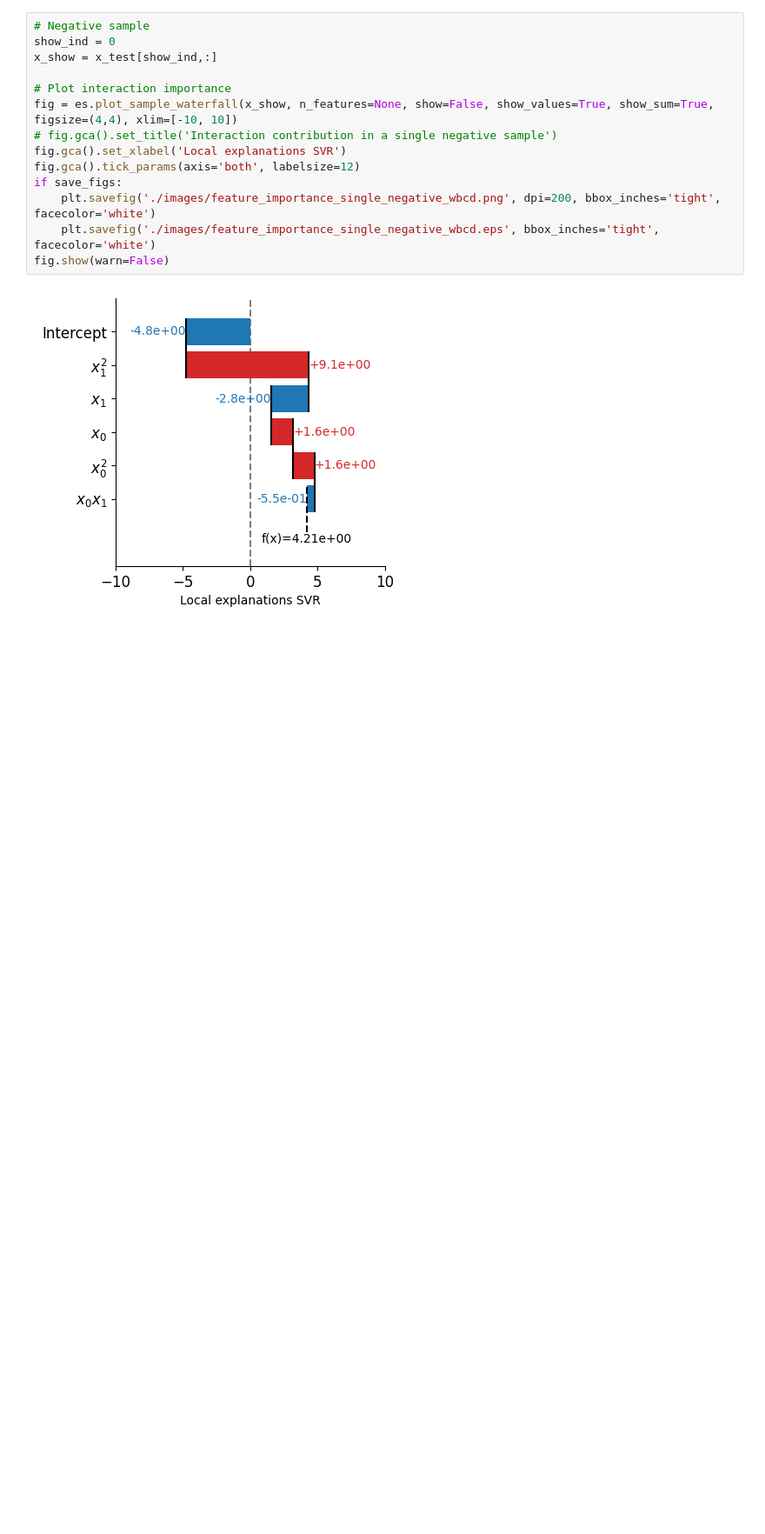
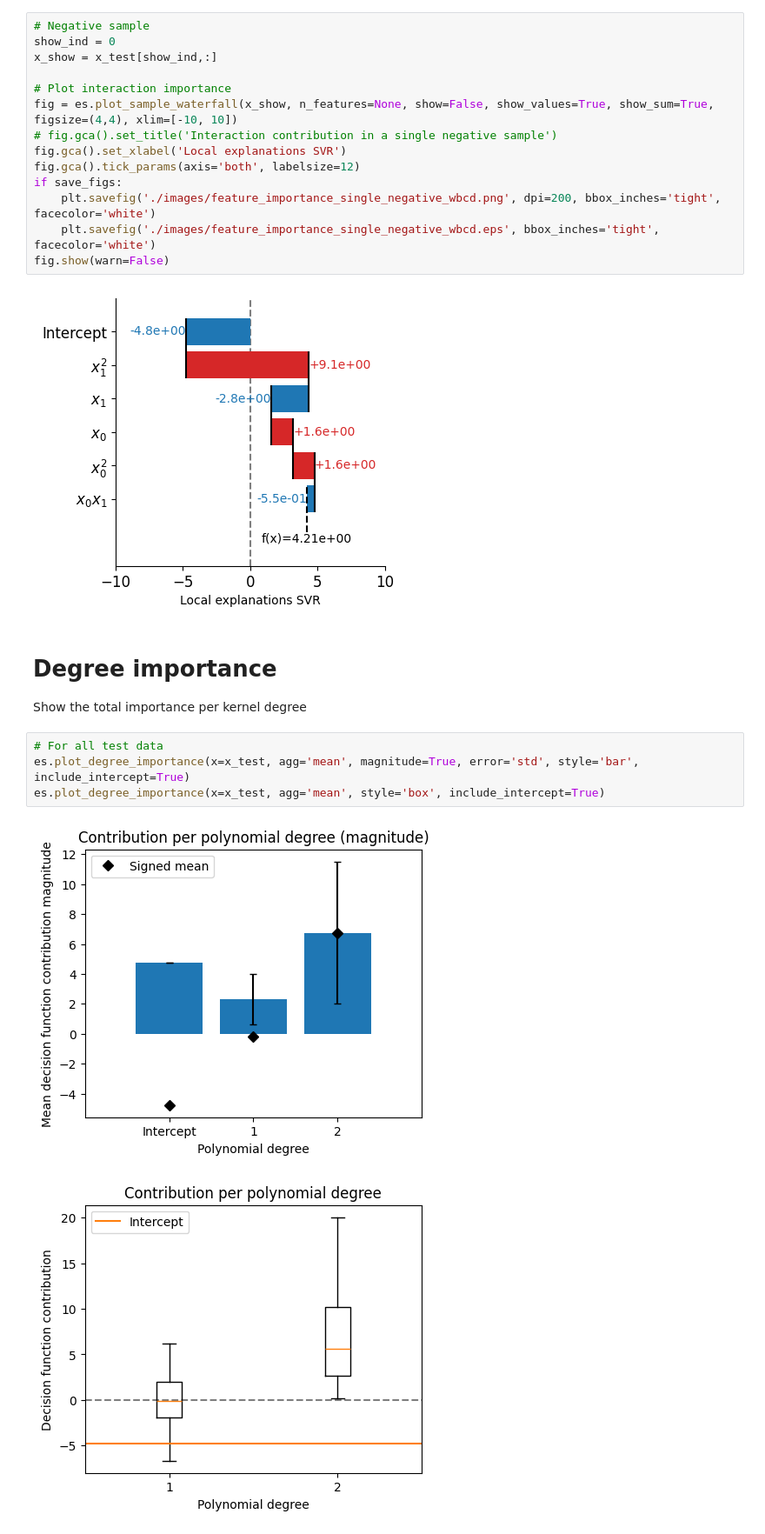
Before and after one commit to rikardvinge/explainpolysvm, a Jupyter notebook: examples/svr/2d_svr.ipynb, the cells around one changed output. Shown at 87% size. Saved outputs shown, nothing was run; the diff lists cells and outputs as text; blank space fills up the shorter version.

```diff
--- a/examples/svr/2d_svr.ipynb
+++ b/examples/svr/2d_svr.ipynb
@@ -108,3 +108,14 @@ if save_figs:
 fig.show(warn=False)
 # %% [output]
 [figure]
+# %% [markdown]
+# Degree importance
+
+Show the total importance per kernel degree
+# %%
+# For all test data
+es.plot_degree_importance(x=x_test, agg='mean', magnitude=True, error='std', style='bar', include_intercept=True)
+es.plot_degree_importance(x=x_test, agg='mean', style='box', include_intercept=True)
+# %% [output]
+[figure, added]
+[figure, added]
```
Also changed, not shown: parts of 2 cells of this notebook.
